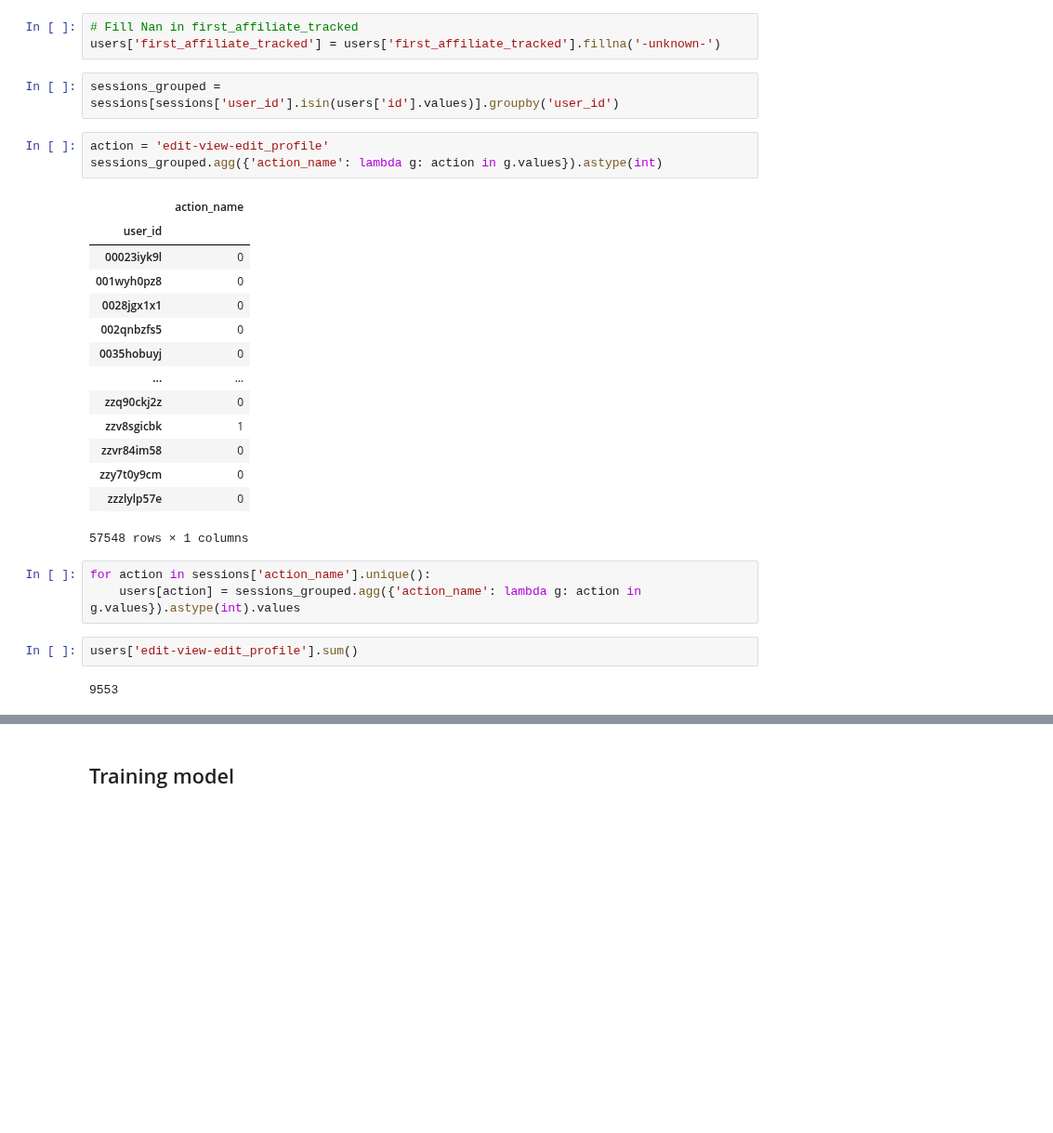
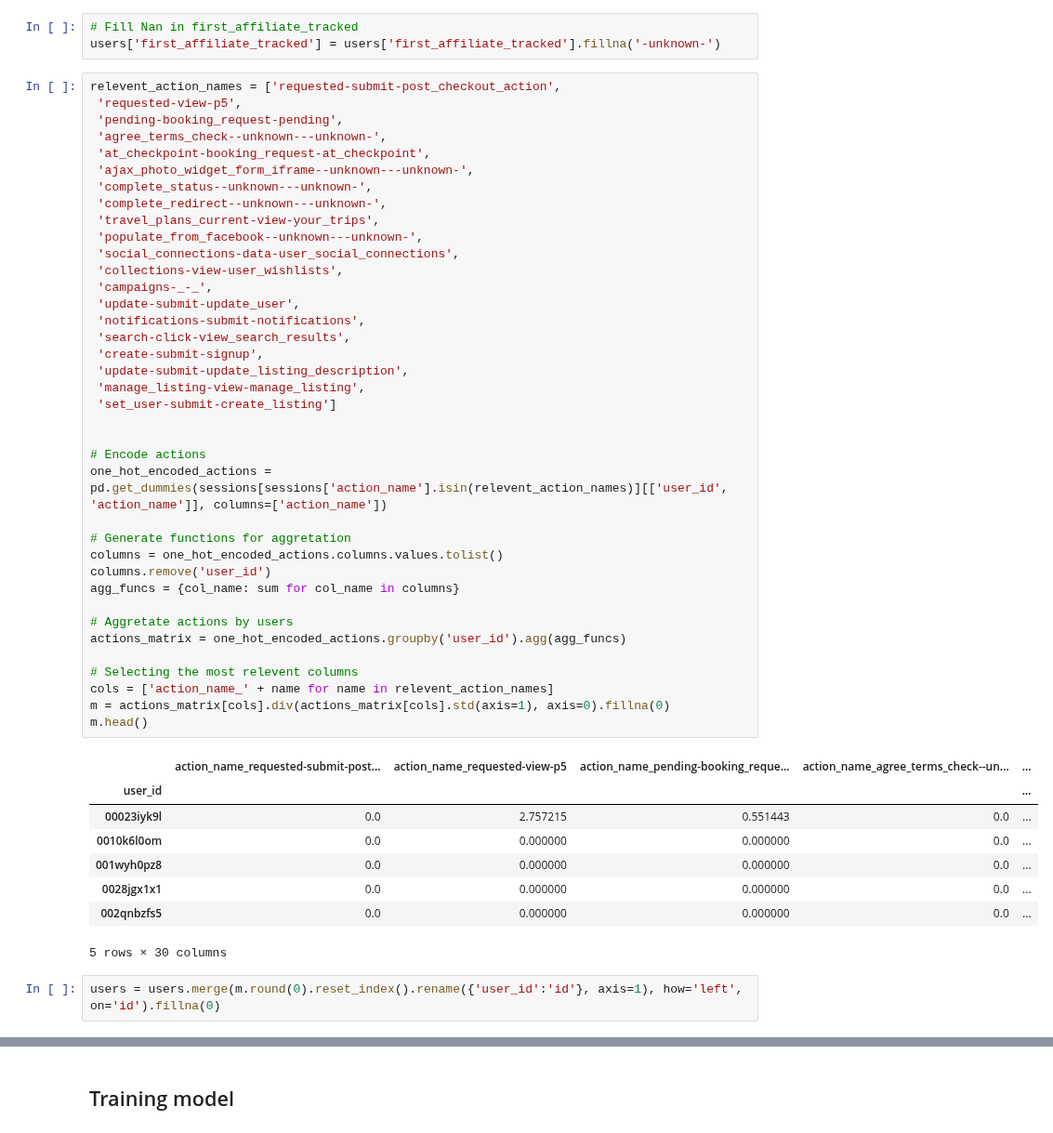
Before and after one commit to vesran/BookerGuess, a Jupyter notebook: _4_classification.ipynb, the cells around one changed output, grey strips where cells are left out. Shown at 93% size. Saved outputs shown, nothing was run; the diff lists cells and outputs as text; blank space fills up the shorter version.

```diff
--- a/_4_classification.ipynb
+++ b/_4_classification.ipynb
@@ -98,33 +99,55 @@ users['first_browser_processed'] = users.apply(lambda r: r['first_browser'] if r
 # %%
 # Fill Nan in first_affiliate_tracked
 users['first_affiliate_tracked'] = users['first_affiliate_tracked'].fillna('-unknown-')
-# %%
-sessions_grouped = sessions[sessions['user_id'].isin(users['id'].values)].groupby('user_id')
-# %%
-action = 'edit-view-edit_profile'
-sessions_grouped.agg({'action_name': lambda g: action in g.values}).astype(int)
-# %% [output]
-|  | action_name |
-| user_id |  |
-| 00023iyk9l | 0 |
-| 001wyh0pz8 | 0 |
-| 0028jgx1x1 | 0 |
-| 002qnbzfs5 | 0 |
-| 0035hobuyj | 0 |
-| ... | ... |
-| zzq90ckj2z | 0 |
-| zzv8sgicbk | 1 |
-| zzvr84im58 | 0 |
-| zzy7t0y9cm | 0 |
-| zzzlylp57e | 0 |
-57548 rows × 1 columns
-# %%
-for action in sessions['action_name'].unique():
-    users[action] = sessions_grouped.agg({'action_name': lambda g: action in g.values}).astype(int).values
-# %%
-users['edit-view-edit_profile'].sum()
-# %% [output]
-9553
+# %%
+relevent_action_names = ['requested-submit-post_checkout_action',
+ 'requested-view-p5',
+ 'pending-booking_request-pending',
+ 'agree_terms_check--unknown---unknown-',
+ 'at_checkpoint-booking_request-at_checkpoint',
+ 'ajax_photo_widget_form_iframe--unknown---unknown-',
+ 'complete_status--unknown---unknown-',
+ 'complete_redirect--unknown---unknown-',
+ 'travel_plans_current-view-your_trips',
+ 'populate_from_facebook--unknown---unknown-',
+ 'social_connections-data-user_social_connections',
+ 'collections-view-user_wishlists',
+ 'campaigns-_-_',
+ 'update-submit-update_user',
+ 'notifications-submit-notifications',
+ 'search-click-view_search_results',
+ 'create-submit-signup',
+ 'update-submit-update_listing_description',
+ 'manage_listing-view-manage_listing',
+ 'set_user-submit-create_listing']
+
+
+# Encode actions
+one_hot_encoded_actions = pd.get_dummies(sessions[sessions['action_name'].isin(relevent_action_names)][['user_id', 'action_name']], columns=['action_name'])
+
+# Generate functions for aggretation
+columns = one_hot_encoded_actions.columns.values.tolist()
+columns.remove('user_id')
+agg_funcs = {col_name: sum for col_name in columns}
+
+# Aggretate actions by users
+actions_matrix = one_hot_encoded_actions.groupby('user_id').agg(agg_funcs)
+
+# Selecting the most relevent columns
+cols = ['action_name_' + name for name in relevent_action_names]
+m = actions_matrix[cols].div(actions_matrix[cols].std(axis=1), axis=0).fillna(0)
+m.head()
+# %% [output]
+|  | action_name_requested-submit-post... | action_name_requested-view-p5 | action_name_pending-booking_reque... | action_name_agree_terms_check--un... | ... |
+| user_id |  |  |  |  | ... |
+| 00023iyk9l | 0.0 | 2.757215 | 0.551443 | 0.0 | ... |
+| 0010k6l0om | 0.0 | 0.000000 | 0.000000 | 0.0 | ... |
+| 001wyh0pz8 | 0.0 | 0.000000 | 0.000000 | 0.0 | ... |
+| 0028jgx1x1 | 0.0 | 0.000000 | 0.000000 | 0.0 | ... |
+| 002qnbzfs5 | 0.0 | 0.000000 | 0.000000 | 0.0 | ... |
+5 rows × 30 columns
+# %%
+users = users.merge(m.round(0).reset_index().rename({'user_id':'id'}, axis=1), how='left', on='id').fillna(0)
 # %%
 # Selecting features
 features = ['month_first_active', 'year_first_active', 'gender', 'age_group', 'signup_method', 'signup_flow_group', 'affiliate_channel', 'affiliate_provider',
```
Also changed, not shown: parts of 6 cells of this notebook, 1 other file.
